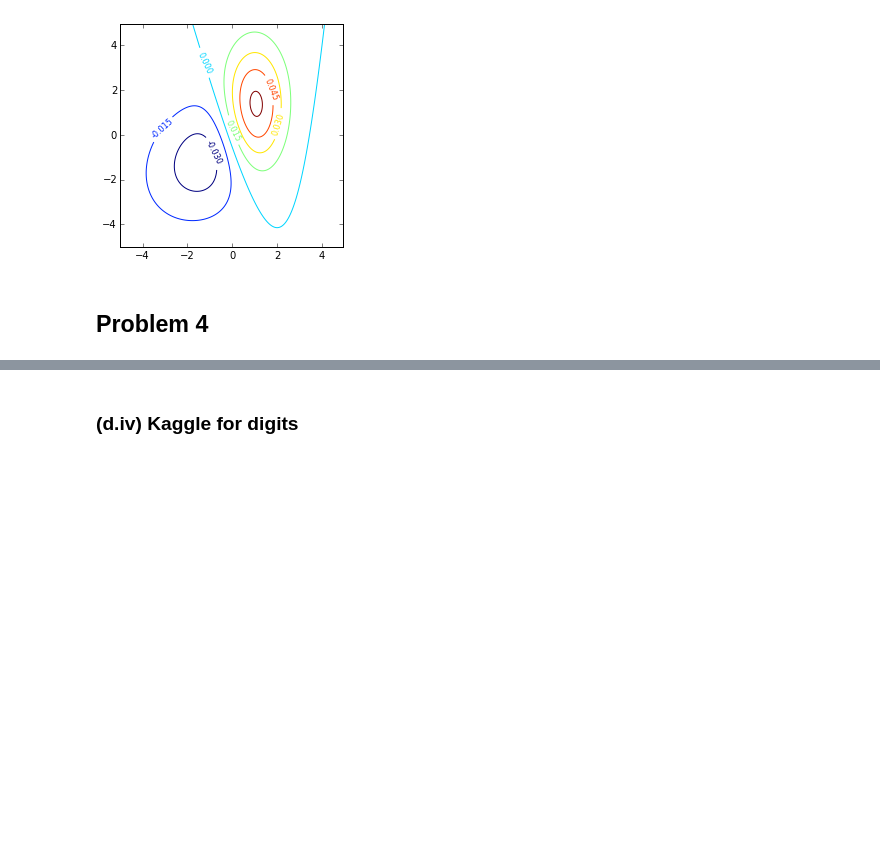
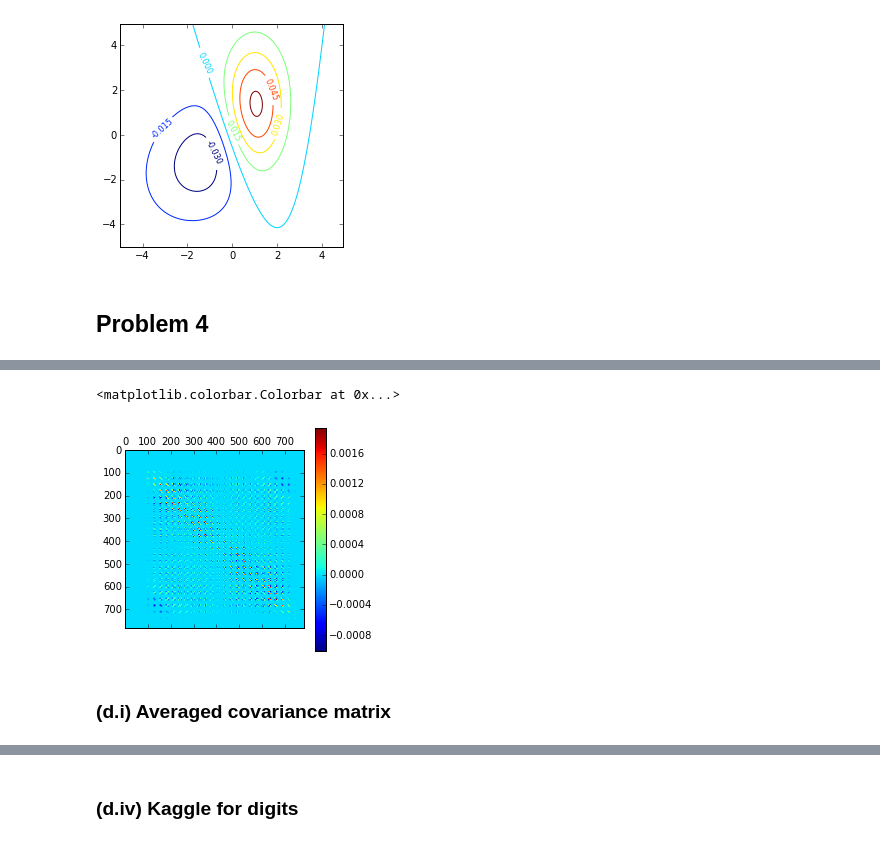
Before and after one commit to akrolsmir/cs189, a Jupyter notebook: hw3/hw3.ipynb, the cells around one changed output, grey strips where cells are left out. Cells and saved outputs as stored; diff of their text form; code cells hidden in the pictures; blank space fills up the shorter version.

```diff
--- a/hw3/hw3.ipynb
+++ b/hw3/hw3.ipynb
@@ -191,3 +199,17 @@ def score(images, labels, tests, answers, average_cov):
+# %%
+# Generate covariance matrix for 8s
+locs = np.array([label[0] == 8 for label in labels])
+data = normalize(images[locs].astype(float), norm='l2')
+cov = np.cov(data, rowvar=0)
+
+# Visualize
+plt.matshow(cov)
+plt.colorbar()
+# %% [output]
+<matplotlib.colorbar.Colorbar at 0x...>
+[figure, added]
+# %% [markdown]
+### (d.i) Averaged covariance matrix
 # %%
 # Load the test data
 mat = scipy.io.loadmat('data/digit-dataset/test.mat')
```
Also changed, not shown: parts of 12 cells of this notebook.
